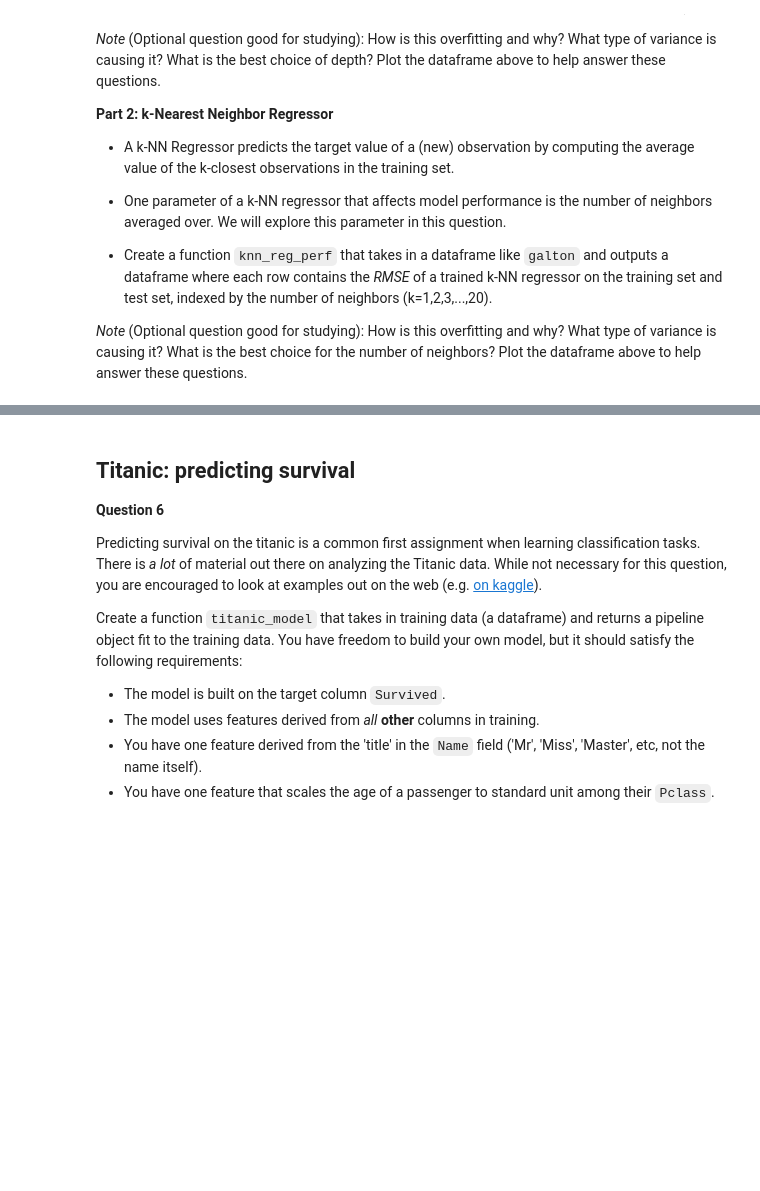
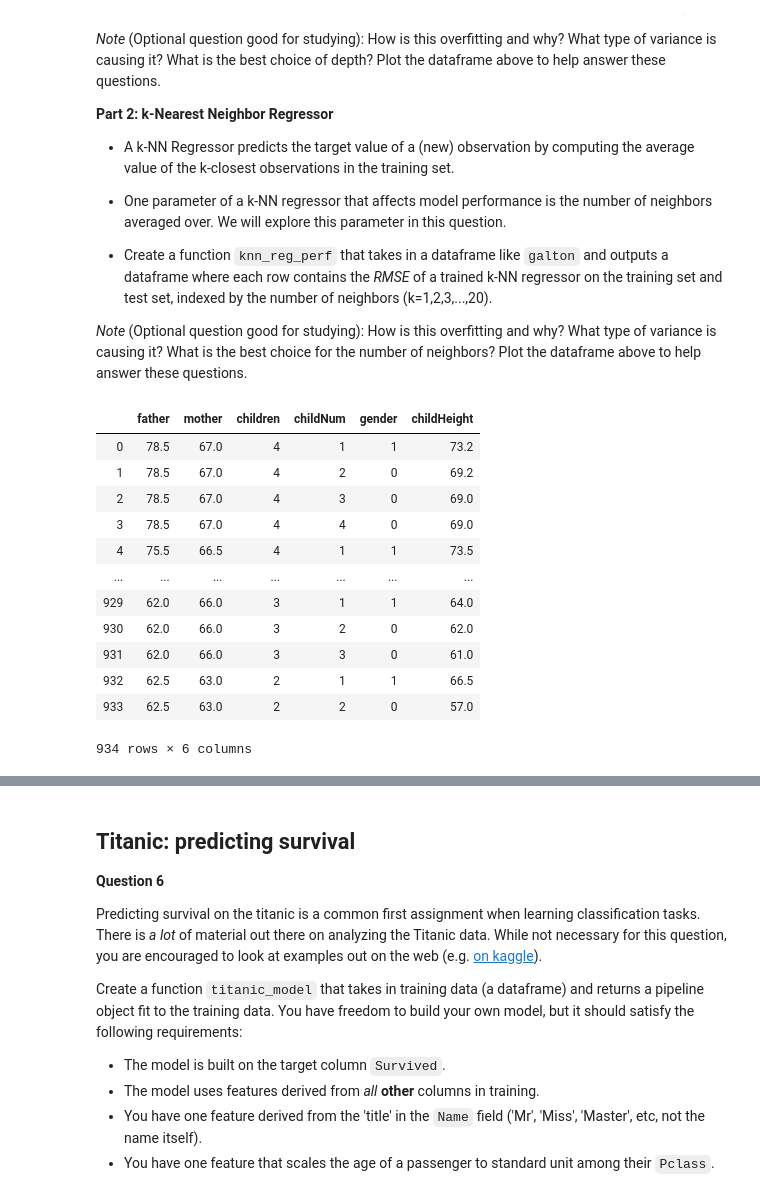
Before and after one commit to harbor-s/dsc80-sp20, a Jupyter notebook: labs/lab09/lab09.ipynb, the cells around one changed output, grey strips where cells are left out. Cells and saved outputs as stored; diff of their text form; code cells hidden in the pictures; blank space fills up the shorter version.

```diff
--- a/labs/lab09/lab09.ipynb
+++ b/labs/lab09/lab09.ipynb
@@ -133,3 +297,22 @@ In this question, you will train two different prediction models on Galton's chi
 * Create a function `knn_reg_perf` that takes in a dataframe like `galton` and outputs a dataframe where each row contains the *RMSE* of a trained k-NN regressor on the training set and test set, indexed by the number of neighbors (k=1,2,3,...,20).
 
 *Note* (Optional question good for studying): How is this overfitting and why? What type of variance is causing it? What is the best choice for the number of neighbors? Plot the dataframe above to help answer these questions.
+# %%
+X = galton.drop(['childHeight'], axis=1)
+y = galton.childHeight
+X_train, X_test, y_train, y_test = train_test_split(X, y)
+galton
+# %% [output]
+|  | father | mother | children | childNum | gender | childHeight |
+| 0 | 78.5 | 67.0 | 4 | 1 | 1 | 73.2 |
+| 1 | 78.5 | 67.0 | 4 | 2 | 0 | 69.2 |
+| 2 | 78.5 | 67.0 | 4 | 3 | 0 | 69.0 |
+| 3 | 78.5 | 67.0 | 4 | 4 | 0 | 69.0 |
+| 4 | 75.5 | 66.5 | 4 | 1 | 1 | 73.5 |
+| ... | ... | ... | ... | ... | ... | ... |
+| 929 | 62.0 | 66.0 | 3 | 1 | 1 | 64.0 |
+| 930 | 62.0 | 66.0 | 3 | 2 | 0 | 62.0 |
+| 931 | 62.0 | 66.0 | 3 | 3 | 0 | 61.0 |
+| 932 | 62.5 | 63.0 | 2 | 1 | 1 | 66.5 |
+| 933 | 62.5 | 63.0 | 2 | 2 | 0 | 57.0 |
+934 rows × 6 columns
```
Also changed, not shown: parts of 18 cells of this notebook, 2 other files.
